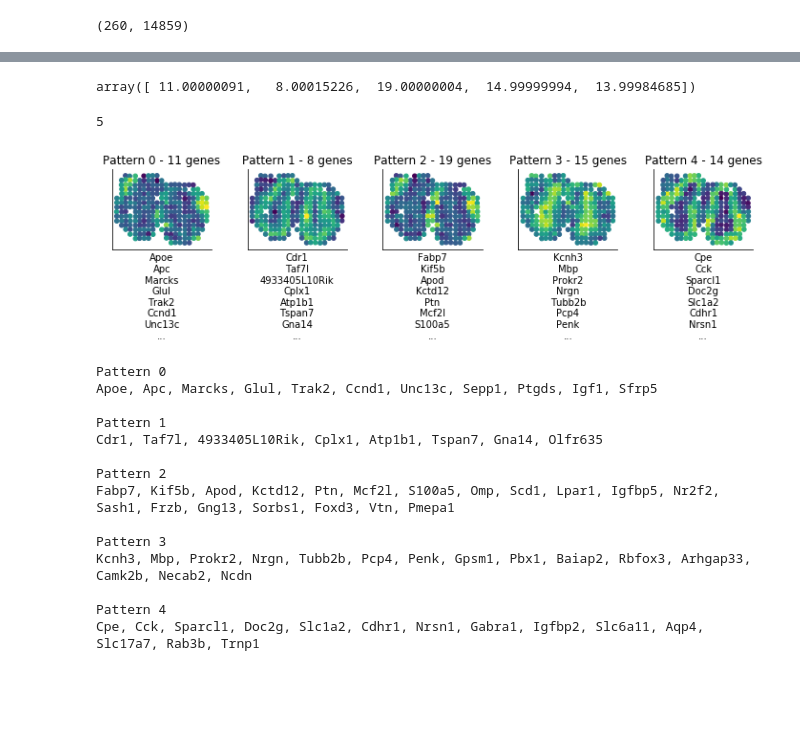
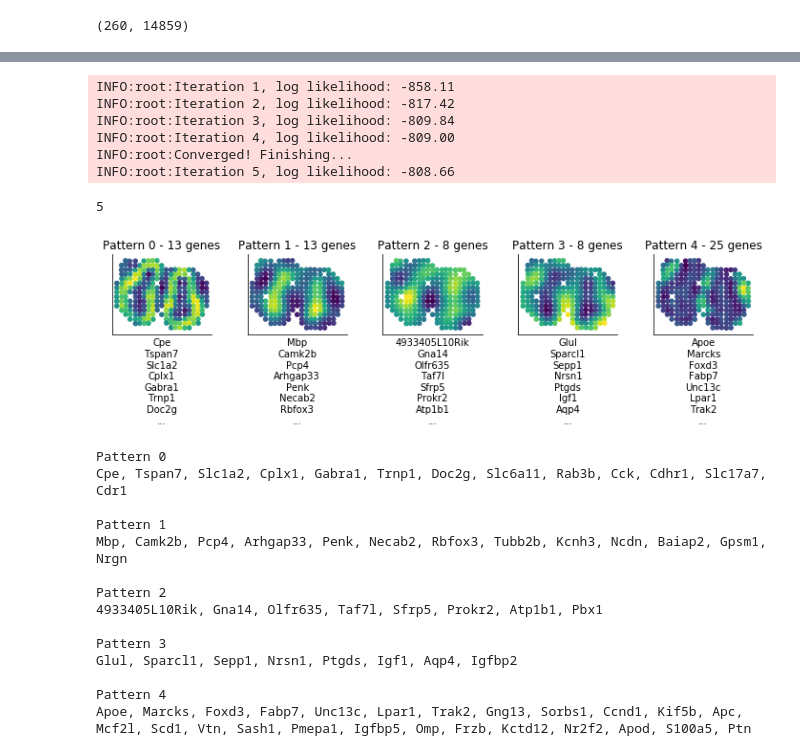
Before and after one commit to Teichlab/SpatialDE, a Jupyter notebook: Analysis/MouseOB/Automatic expression histology.ipynb, the cells around one changed output, grey strips where cells are left out. Saved outputs shown, nothing was run; the diff lists cells and outputs as text; code cells hidden in the pictures; blank space fills up the shorter version.

```diff
--- a/Analysis/MouseOB/Automatic expression histology.ipynb
+++ b/Analysis/MouseOB/Automatic expression histology.ipynb
@@ -67,7 +32,0 @@ Updates: True
-# %%
-m.phi_hat
-# %% [output]
-array([ 11.00000091,   8.00015226,  19.00000004,  14.99999994,  13.99984685])
-# %%
-sres['cluster'] = m.phi_.argmax(1)
-Cs = m.predict_components(X)
@@ -74,45 +35,54 @@ Cs = m.predict_components(X)
+# %%
+histology_results, patterns = SpatialDE.spatial_patterns(X, res, sres, 5)
+# %% [output]
+INFO:root:Iteration 1, log likelihood: -858.11
+INFO:root:Iteration 2, log likelihood: -817.42
+INFO:root:Iteration 3, log likelihood: -809.84
+INFO:root:Iteration 4, log likelihood: -809.00
+INFO:root:Converged! Finishing...
+INFO:root:Iteration 5, log likelihood: -808.66
 # %%
-K_hat = len(sres.cluster.unique())
+K_hat = len(histology_results.pattern.unique())
 K_hat
 # %% [output]
 5
 # %%
 figsize(10, 3)
-for i, Ci in enumerate(sres.sort_values('cluster').cluster.unique()):
-    C = Cs[0][Ci]
+for i, Ci in enumerate(histology_results.sort_values('pattern').pattern.unique()):
+    C = patterns[Ci]
     plt.subplot(1, K_hat, i + 1)
     plt.scatter(X[:,0], -X[:,1], c=C, s=20)
     plt.axis('equal')
-    plt.title('Pattern {} - {} genes'.format(Ci, sres.query('cluster == @Ci').shape[0] ))
+    plt.title('Pattern {} - {} genes'.format(Ci, histology_results.query('pattern == @Ci').shape[0] ))
 
-    xlab = '\n'.join(sres.query('cluster == @Ci').sort_values('pval')['g'].tolist()[:7])
+    xlab = '\n'.join(histology_results.query('pattern == @Ci').sort_values('membership')['g'].tolist()[:7])
     plt.xlabel(xlab + '\n...')
 
     plt.xticks([])
     plt.yticks([])
 
 plt.tight_layout()
 plt.savefig('MOB_AEH.pdf', bbox_inches='tight')
 # %% [output]
-[figure, old version]
+[figure, new version]
 # %%
-for i in sres.sort_values('cluster').cluster.unique():
+for i in histology_results.sort_values('pattern').pattern.unique():
 
     print('Pattern {}'.format(i))
-    print(', '.join(sres.query('cluster == @i').sort_values('pval')['g'].tolist()))
+    print(', '.join(histology_results.query('pattern == @i').sort_values('membership')['g'].tolist()))
     print()
 # %% [output]
 Pattern 0
-Apoe, Apc, Marcks, Glul, Trak2, Ccnd1, Unc13c, Sepp1, Ptgds, Igf1, Sfrp5
+Cpe, Tspan7, Slc1a2, Cplx1, Gabra1, Trnp1, Doc2g, Slc6a11, Rab3b, Cck, Cdhr1, Slc17a7, Cdr1
 
 Pattern 1
-Cdr1, Taf7l, 4933405L10Rik, Cplx1, Atp1b1, Tspan7, Gna14, Olfr635
+Mbp, Camk2b, Pcp4, Arhgap33, Penk, Necab2, Rbfox3, Tubb2b, Kcnh3, Ncdn, Baiap2, Gpsm1, Nrgn
 
 Pattern 2
-Fabp7, Kif5b, Apod, Kctd12, Ptn, Mcf2l, S100a5, Omp, Scd1, Lpar1, Igfbp5, Nr2f2, Sash1, Frzb, Gng13, Sorbs1, Foxd3, Vtn, Pmepa1
+4933405L10Rik, Gna14, Olfr635, Taf7l, Sfrp5, Prokr2, Atp1b1, Pbx1
 
 Pattern 3
-Kcnh3, Mbp, Prokr2, Nrgn, Tubb2b, Pcp4, Penk, Gpsm1, Pbx1, Baiap2, Rbfox3, Arhgap33, Camk2b, Necab2, Ncdn
+Glul, Sparcl1, Sepp1, Nrsn1, Ptgds, Igf1, Aqp4, Igfbp2
 
 Pattern 4
-Cpe, Cck, Sparcl1, Doc2g, Slc1a2, Cdhr1, Nrsn1, Gabra1, Igfbp2, Slc6a11, Aqp4, Slc17a7, Rab3b, Trnp1
+Apoe, Marcks, Foxd3, Fabp7, Unc13c, Lpar1, Trak2, Gng13, Sorbs1, Ccnd1, Kif5b, Apc, Mcf2l, Scd1, Vtn, Sash1, Pmepa1, Igfbp5, Omp, Frzb, Kctd12, Nr2f2, Apod, S100a5, Ptn
```
Also changed, not shown: parts of 6 cells of this notebook, 1 other file.
